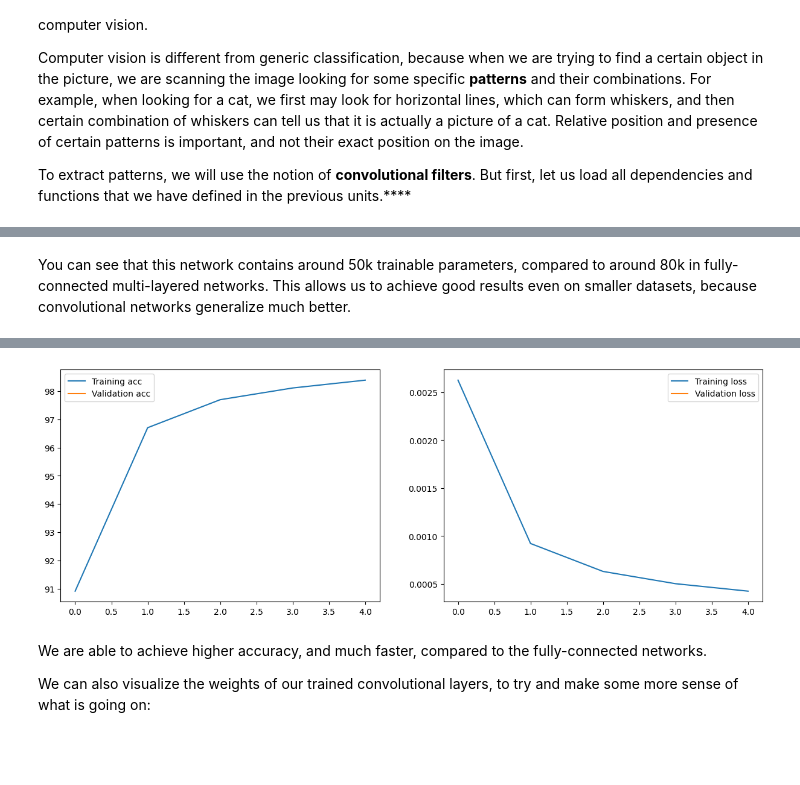
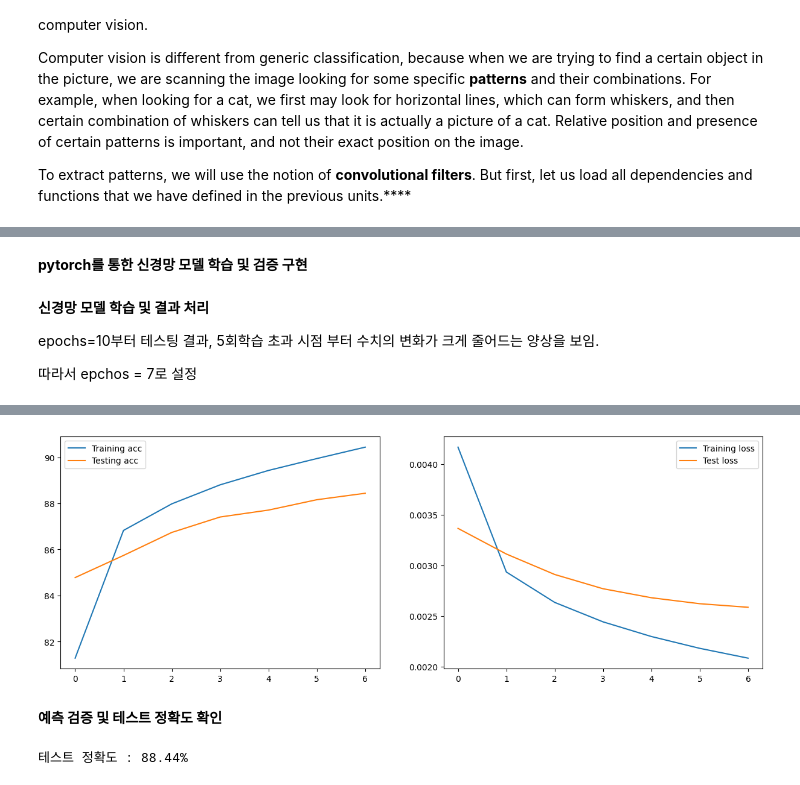
Before and after one commit to Konkuk-Univ-Glocal-Campus/introai202401-midterm-gooool-d, a Jupyter notebook: ConvNetsPyTorch.ipynb, the cells around one changed output, grey strips where cells are left out. Cells and saved outputs as stored; diff of their text form; code cells hidden in the pictures; blank space fills up the shorter version.

```diff
--- a/ConvNetsPyTorch.ipynb
+++ b/ConvNetsPyTorch.ipynb
@@ -169,6 +105,6 @@ Forward/backward pass size (MB): 0.08
 Params size (MB): 0.20
 Estimated Total Size (MB): 0.28
 ----------------------------------------------------------------
-# %% [markdown]
-You can see that this network contains around 50k trainable parameters, compared to around 80k in fully-connected multi-layered networks. This allows us to achieve good results even on smaller datasets, because convolutional networks generalize much better.
+# %% [markdown]
+**pytorch를 통한 신경망 모델 학습 및 검증 구현**
 # %%
@@ -251,11 +185,15 @@ def train(model, train_loader, test_loader, epochs=5): # 함수를 정의하여
         return None
 
     return history # 학습과 테스트 과정에서의 손실과 정확도를 기록한 history 딕셔너리를 반환
+# %% [markdown]
+**신경망 모델 학습 및 결과 처리**
+
+epochs=10부터 테스팅 결과, 5회학습 초과 시점 부터 수치의 변화가 크게 줄어드는 양상을 보임.
+
+따라서 epchos = 7로 설정
 # %%
-# 신경망 모델 net을 학습시키고 그 결과를 처리하는 과정을 보여줌
-
 # train 함수를 호출하여 신경망 모델 net을 학습시키는데 학습 데이터 로더 train_loader, 테스트 데이터 로더 test_loader를 사용하고, 총 5 에폭(epoch) 동안 학습을 수행하고 학습 과정에서 계산된 손실과 정확도 같은 통계 정보를 hist 변수에 저장
-hist = train(net,train_loader,test_loader,epochs=5)
+hist = train(net,train_loader,test_loader,epochs=7)
 
 if hist is None: # train 함수에서 반환된 hist가 None인지 확인하는데 None은 학습 과정에서 오류가 발생했거나 예외가 처리되었음을 의미할 수 있음
     print("Training did not return any history.") # 만약 hist가 None이면, "학습이 어떠한 기록도 반환하지 않았습니다."라는 메시지를 출력하는데 이는 학습 과정에서 문제가 발생했음을 사용자에게 알리는 역할
@@ -271,5 +211,14 @@ Epoch 5/5: Train Loss: 0.0004, Train Acc: 98.39%, Test Loss: 0.0005, Test Acc: 9
-[figure, old version]
+[figure, new version]
-# %% [markdown]
-We are able to achieve higher accuracy, and much faster, compared to the fully-connected networks.
-
-We can also visualize the weights of our trained convolutional layers, to try and make some more sense of what is going on:
+# %% [markdown]
+**예측 검증 및 테스트 정확도 확인**
+# %%
+# Pytorchcv.py에 정의된 validate 함수를 이용
+from pytorchcv import validate
+
+# test_loader를 이용해 예측에 대한 검증을 진행하고 정확도를 받음
+loss_val, acc_val = validate(net, test_loader)
+
+# 테스트 정확도 출력
+print("테스트 정확도 : {:.2f}%".format(acc_val * 100))
+# %% [output]
+테스트 정확도 : 88.44%
```
Also changed, not shown: parts of 11 cells of this notebook, 3 other files.
